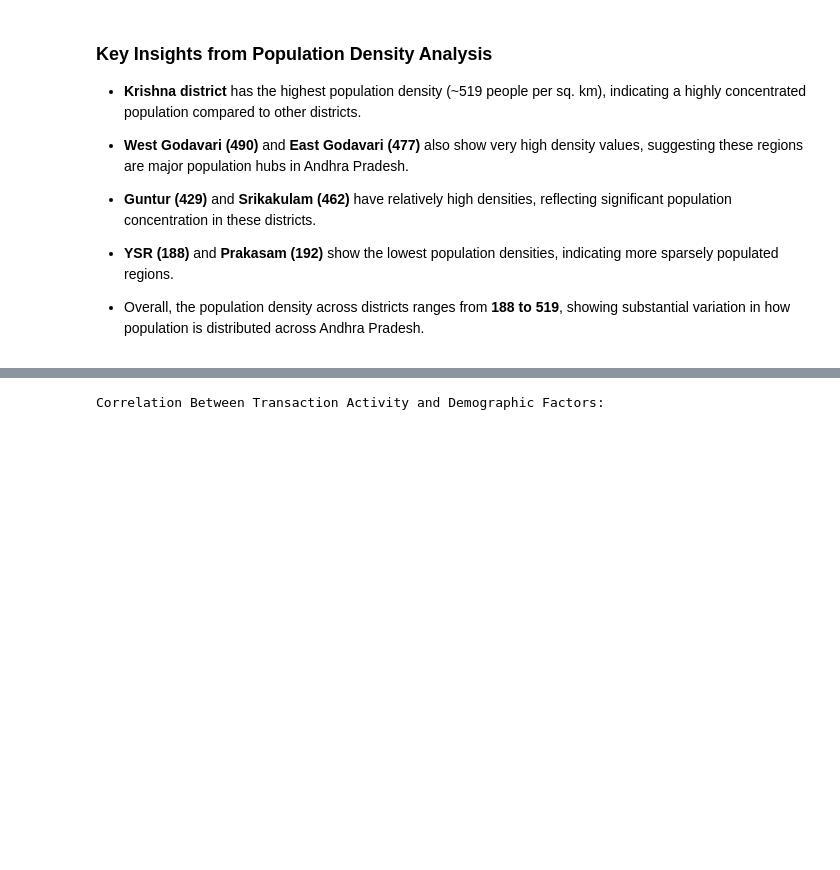
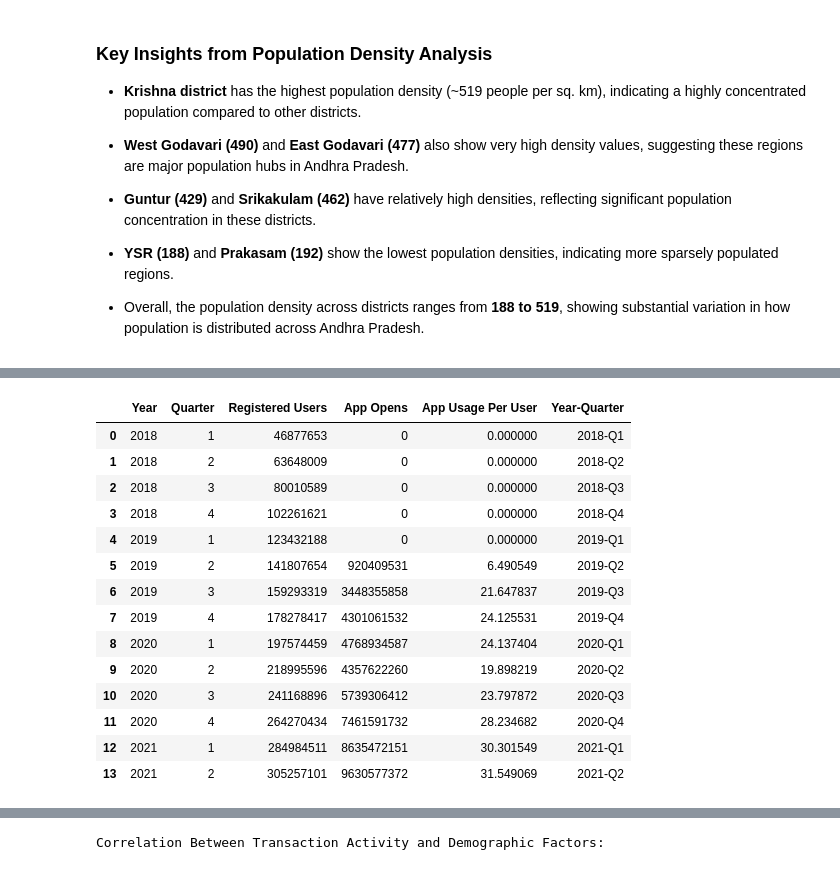
Before and after one commit to Shyam1327/PhonePe_Case_Study_Analysis, a Jupyter notebook: PhonePe.ipynb, the cells around one changed output, grey strips where cells are left out. Saved outputs shown, nothing was run; the diff lists cells and outputs as text; code cells hidden in the pictures; blank space fills up the shorter version.

```diff
--- a/PhonePe.ipynb
+++ b/PhonePe.ipynb
@@ -2348,0 +2361,20 @@ district_demographics
+# %%
+app_usage['App Usage Per User']=app_usage['App Opens']/app_usage['Registered Users']
+app_usage['Year-Quarter']=app_usage['Year'].astype(str)+"-Q"+app_usage['Quarter'].astype(str)
+app_usage
+# %% [output]
+|  | Year | Quarter | Registered Users | App Opens | App Usage Per User | Year-Quarter |
+| 0 | 2018 | 1 | 46877653 | 0 | 0.000000 | 2018-Q1 |
+| 1 | 2018 | 2 | 63648009 | 0 | 0.000000 | 2018-Q2 |
+| 2 | 2018 | 3 | 80010589 | 0 | 0.000000 | 2018-Q3 |
+| 3 | 2018 | 4 | 102261621 | 0 | 0.000000 | 2018-Q4 |
+| 4 | 2019 | 1 | 123432188 | 0 | 0.000000 | 2019-Q1 |
+| 5 | 2019 | 2 | 141807654 | 920409531 | 6.490549 | 2019-Q2 |
+| 6 | 2019 | 3 | 159293319 | 3448355858 | 21.647837 | 2019-Q3 |
+| 7 | 2019 | 4 | 178278417 | 4301061532 | 24.125531 | 2019-Q4 |
+| 8 | 2020 | 1 | 197574459 | 4768934587 | 24.137404 | 2020-Q1 |
+| 9 | 2020 | 2 | 218995596 | 4357622260 | 19.898219 | 2020-Q2 |
+| 10 | 2020 | 3 | 241168896 | 5739306412 | 23.797872 | 2020-Q3 |
+| 11 | 2020 | 4 | 264270434 | 7461591732 | 28.234682 | 2020-Q4 |
+| 12 | 2021 | 1 | 284984511 | 8635472151 | 30.301549 | 2021-Q1 |
+| 13 | 2021 | 2 | 305257101 | 9630577372 | 31.549069 | 2021-Q2 |
```
Also changed, not shown: parts of 25 cells of this notebook.
